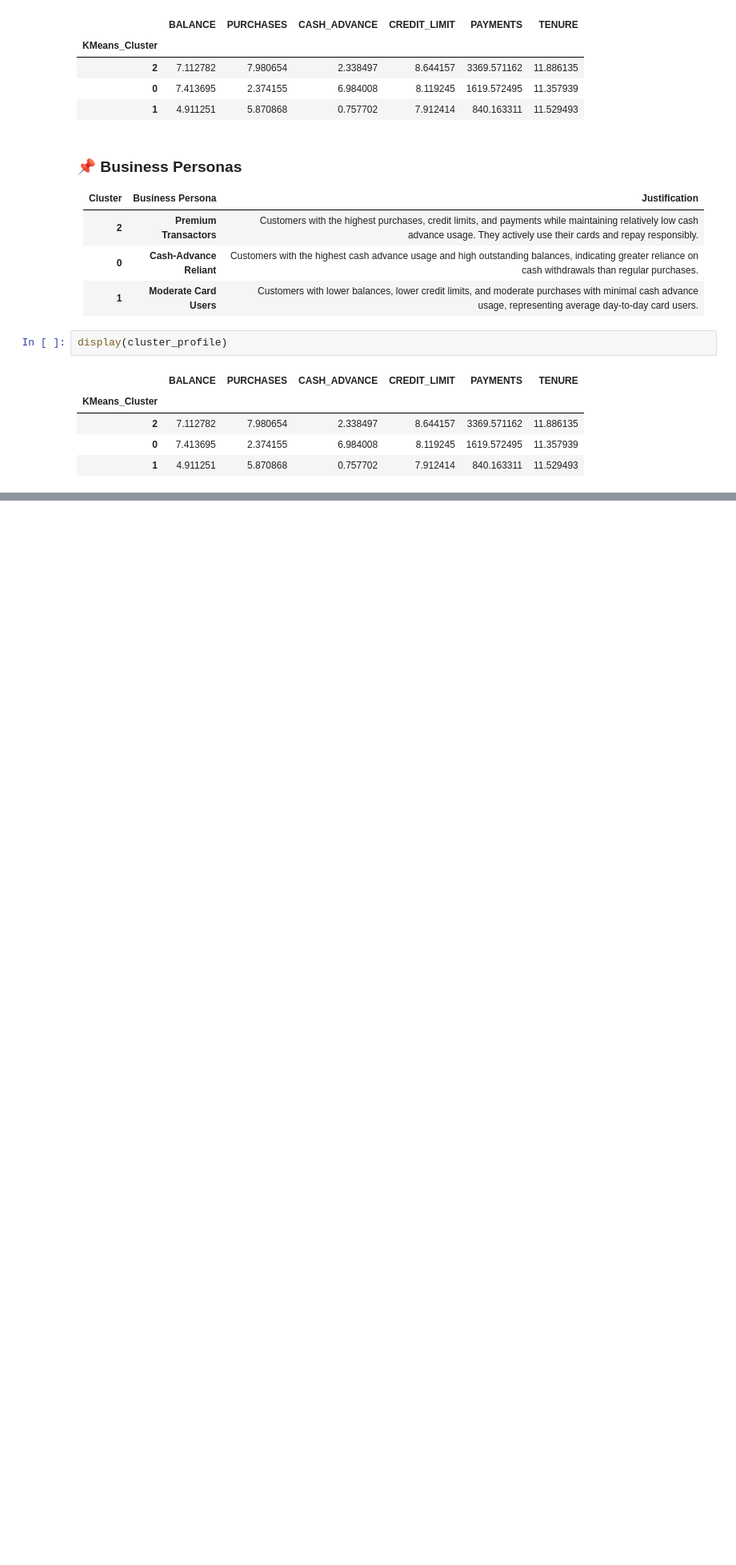
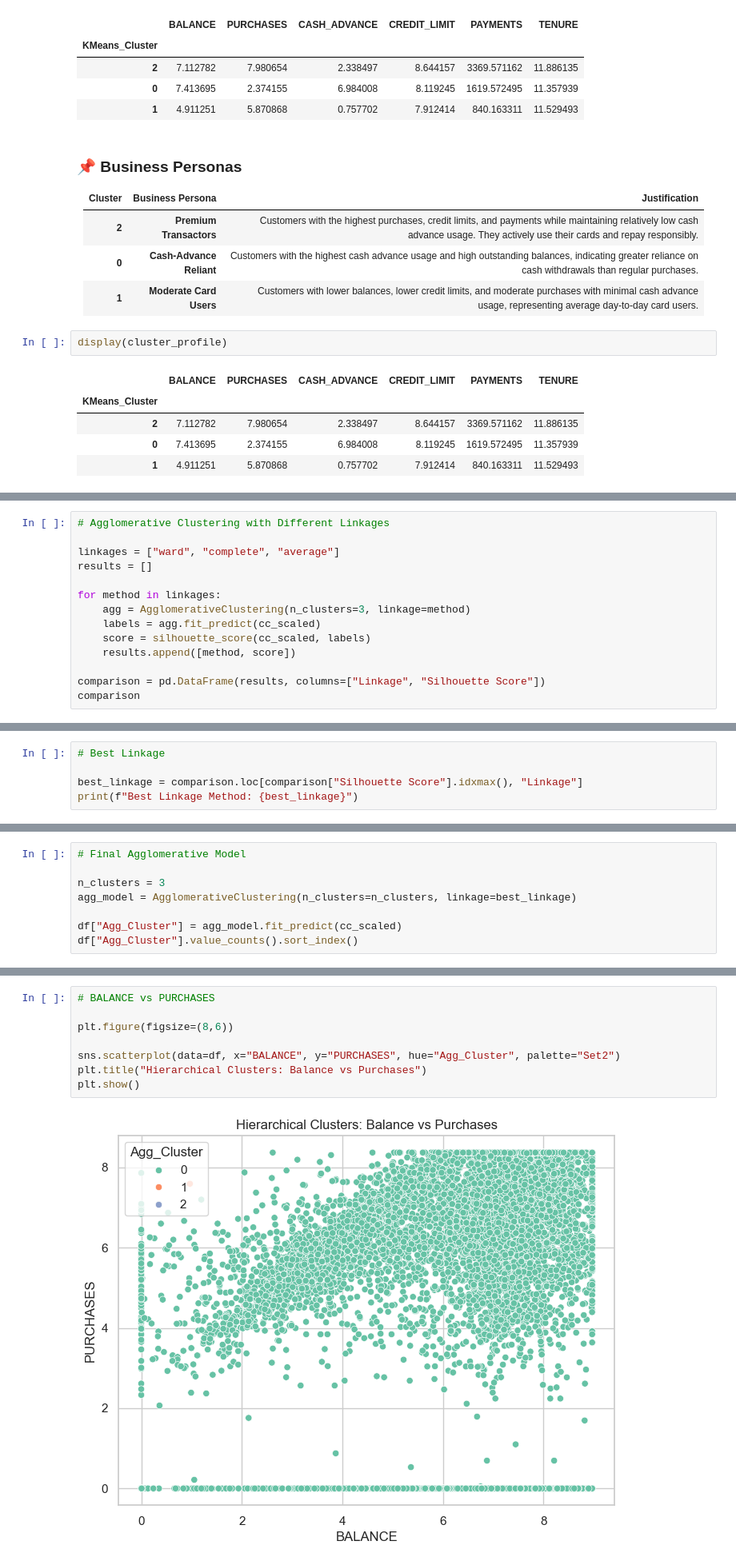
Before and after one commit to PareeSojitra0803/CreditCard_Segmentation_Unsupervised_Learning, a Jupyter notebook: notebooks/CreditCardSegmentation_UnsupervisedLearning.ipynb, the cells around one changed output, grey strips where cells are left out. Shown at 80% size. Drawn from its saved outputs; the diff is of its cells as text; blank space fills up the shorter version.

```diff
--- a/notebooks/CreditCardSegmentation_UnsupervisedLearning.ipynb
+++ b/notebooks/CreditCardSegmentation_UnsupervisedLearning.ipynb
@@ -672,0 +711,14 @@ display(cluster_profile)
+# %%
+# Agglomerative Clustering with Different Linkages
+
+linkages = ["ward", "complete", "average"]
+results = []
+
+for method in linkages:
+    agg = AgglomerativeClustering(n_clusters=3, linkage=method)
+    labels = agg.fit_predict(cc_scaled)
+    score = silhouette_score(cc_scaled, labels)
+    results.append([method, score])
+
+comparison = pd.DataFrame(results, columns=["Linkage", "Silhouette Score"])
+comparison
@@ -672,0 +730,5 @@ display(cluster_profile)
+# %%
+# Best Linkage
+
+best_linkage = comparison.loc[comparison["Silhouette Score"].idxmax(), "Linkage"]
+print(f"Best Linkage Method: {best_linkage}")
@@ -672,0 +744,8 @@ display(cluster_profile)
+# %%
+# Final Agglomerative Model
+
+n_clusters = 3
+agg_model = AgglomerativeClustering(n_clusters=n_clusters, linkage=best_linkage)
+
+df["Agg_Cluster"] = agg_model.fit_predict(cc_scaled)
+df["Agg_Cluster"].value_counts().sort_index()
@@ -672,0 +760,10 @@ display(cluster_profile)
+# %%
+# BALANCE vs PURCHASES
+
+plt.figure(figsize=(8,6))
+
+sns.scatterplot(data=df, x="BALANCE", y="PURCHASES", hue="Agg_Cluster", palette="Set2")
+plt.title("Hierarchical Clusters: Balance vs Purchases")
+plt.show()
+# %% [output]
+[figure, added]
```
Also changed, not shown: parts of 57 cells of this notebook, 6 other files.
